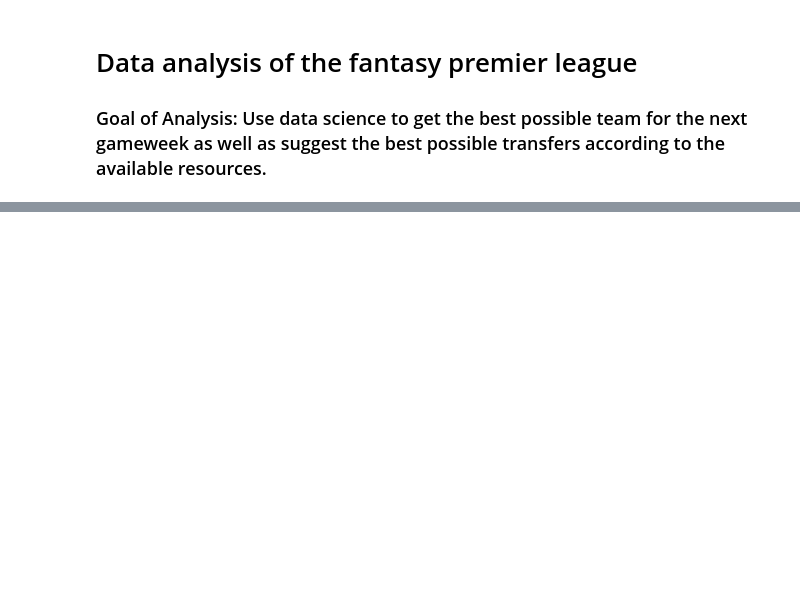
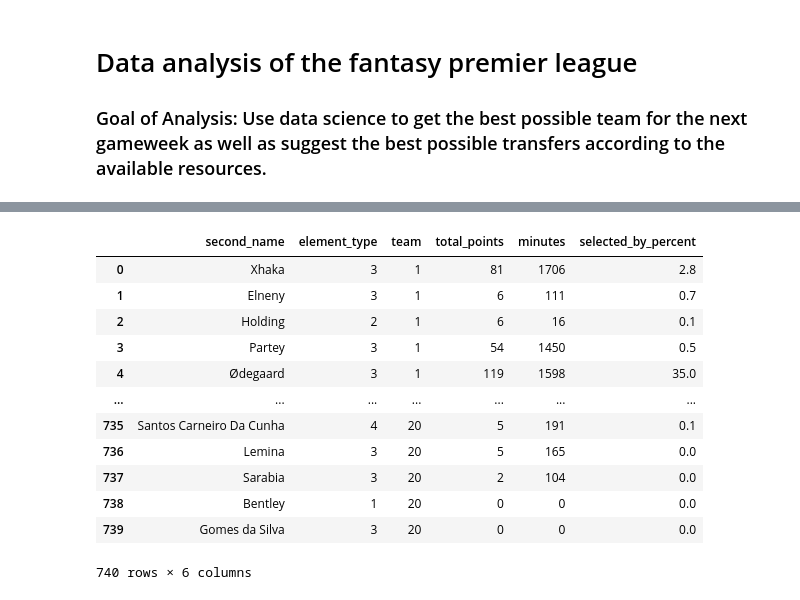
Before and after one commit to TrippleA-Ashaba/fpl_ai_api_django, a Jupyter notebook: jupyter_notebooks/fpl_data.ipynb, the cells around one changed output, grey strips where cells are left out. Drawn from its saved outputs; the diff is of its cells as text; code cells hidden in the pictures; blank space fills up the shorter version.

```diff
--- a/jupyter_notebooks/fpl_data.ipynb
+++ b/jupyter_notebooks/fpl_data.ipynb
@@ -15,4 +9,0 @@ r.keys()
-# %%
-elements_df=pd.DataFrame(r.get('elements'))
-element_types_df=pd.DataFrame(r['element_types'])
-teams_df=pd.DataFrame(r['teams'])
@@ -20,0 +46,18 @@ elements_df.info()
+# %%
+slim_elements_df=elements_df[['second_name','element_type','team','total_points','minutes','selected_by_percent']]
+# %%
+slim_elements_df
+# %% [output]
+|  | second_name | element_type | team | total_points | minutes | selected_by_percent |
+| 0 | Xhaka | 3 | 1 | 81 | 1706 | 2.8 |
+| 1 | Elneny | 3 | 1 | 6 | 111 | 0.7 |
+| 2 | Holding | 2 | 1 | 6 | 16 | 0.1 |
+| 3 | Partey | 3 | 1 | 54 | 1450 | 0.5 |
+| 4 | Ødegaard | 3 | 1 | 119 | 1598 | 35.0 |
+| ... | ... | ... | ... | ... | ... | ... |
+| 735 | Santos Carneiro Da Cunha | 4 | 20 | 5 | 191 | 0.1 |
+| 736 | Lemina | 3 | 20 | 5 | 165 | 0.0 |
+| 737 | Sarabia | 3 | 20 | 2 | 104 | 0.0 |
+| 738 | Bentley | 1 | 20 | 0 | 0 | 0.0 |
+| 739 | Gomes da Silva | 3 | 20 | 0 | 0 | 0.0 |
+740 rows × 6 columns
```
Also changed, not shown: parts of 16 cells of this notebook, 1 other file.
